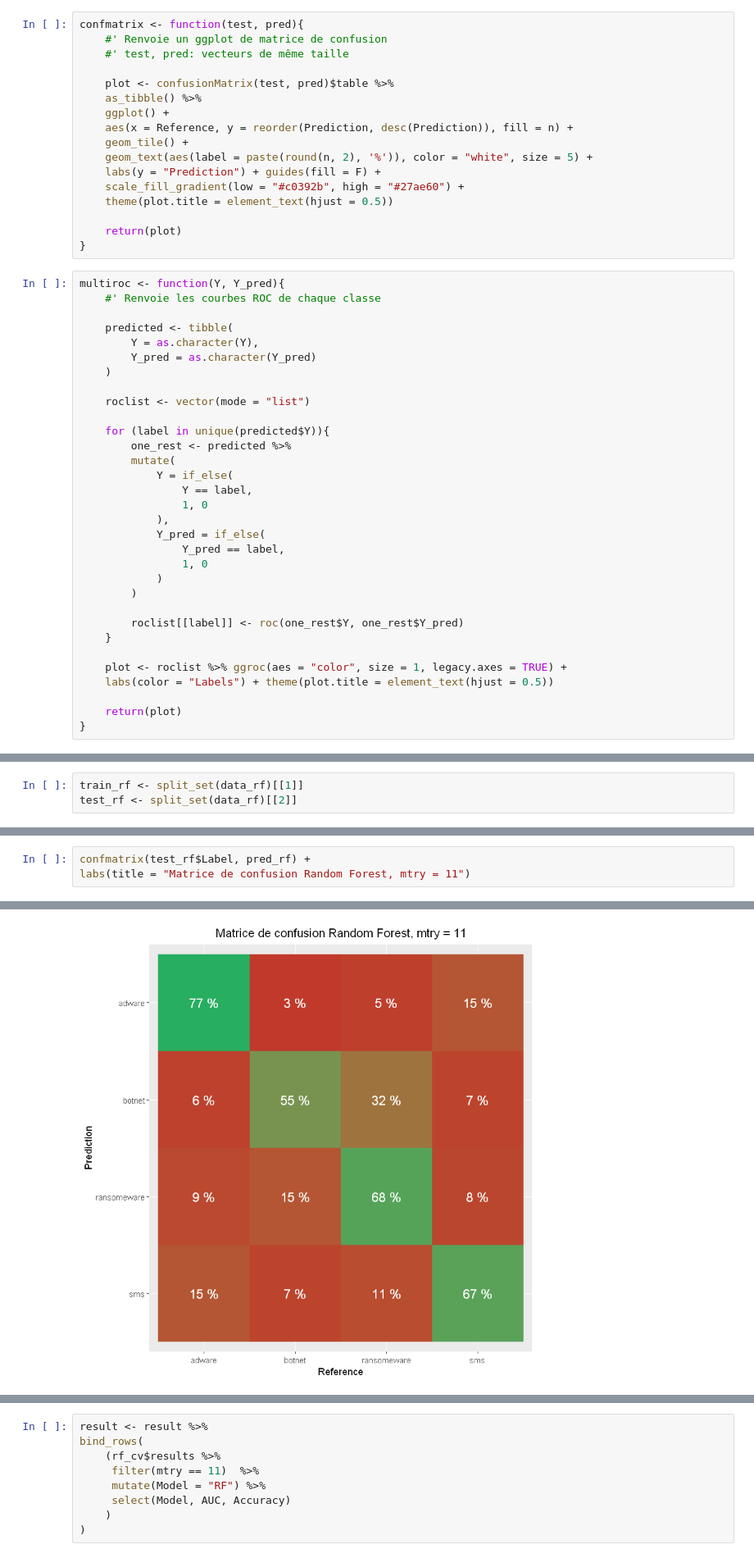
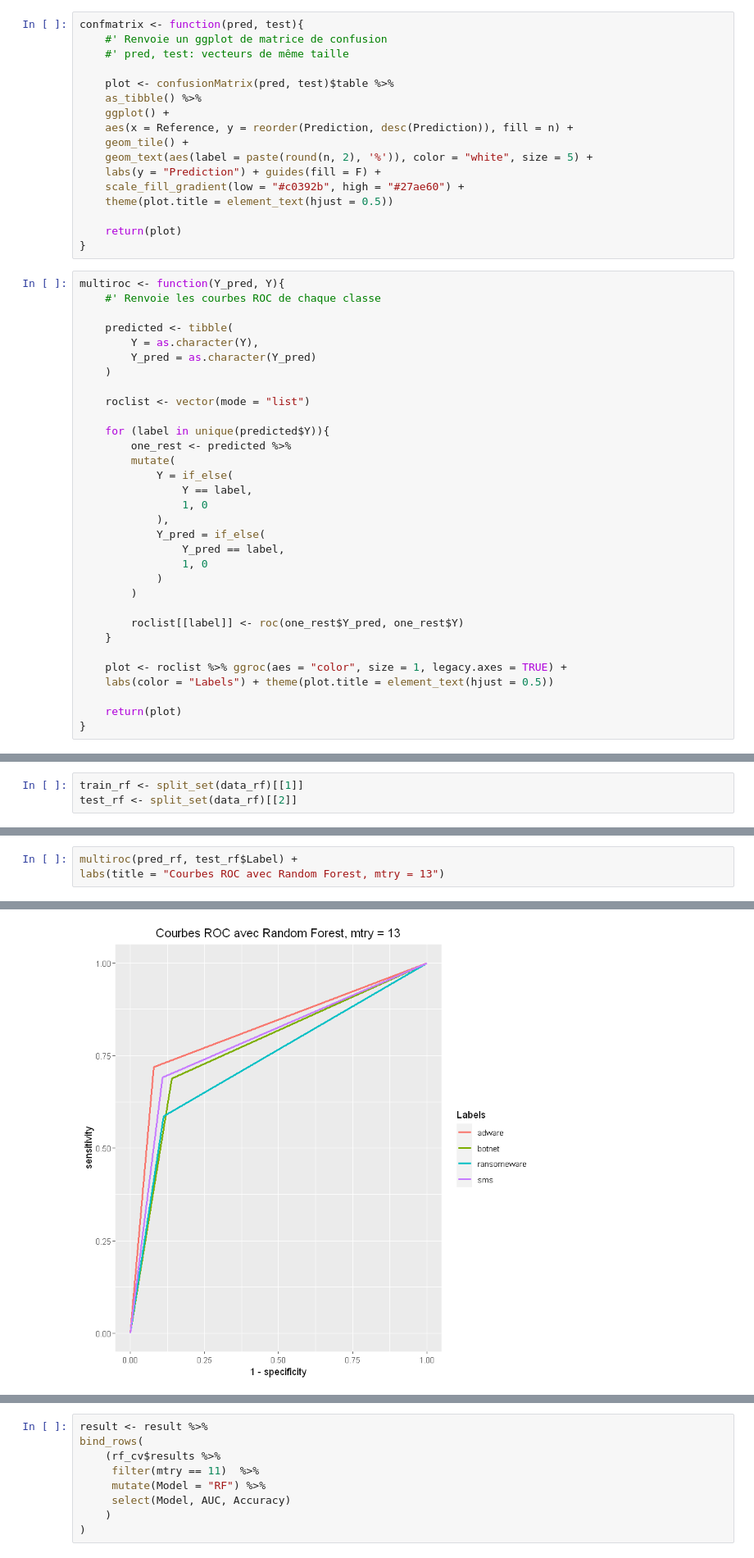
Before and after one commit to Lrakotoson/M_R, a Jupyter notebook: S2/Classification/Project/jet1.ipynb, the cells around one changed output, grey strips where cells are left out. Shown at 82% size. Cells and saved outputs as stored; diff of their text form.

```diff
--- a/S2/Classification/Project/jet1.ipynb
+++ b/S2/Classification/Project/jet1.ipynb
@@ -370,11 +370,11 @@ plotmetrics <- function(train_obj, parameter){
     return(plot)
 }
 # %%
-confmatrix <- function(test, pred){
+confmatrix <- function(pred, test){
     #' Renvoie un ggplot de matrice de confusion
-    #' test, pred: vecteurs de même taille
+    #' pred, test: vecteurs de même taille
 
-    plot <- confusionMatrix(test, pred)$table %>%
+    plot <- confusionMatrix(pred, test)$table %>%
     as_tibble() %>%
     ggplot() +
     aes(x = Reference, y = reorder(Prediction, desc(Prediction)), fill = n) +
@@ -387,7 +387,7 @@ confmatrix <- function(test, pred){
     return(plot)
 }
 # %%
-multiroc <- function(Y, Y_pred){
+multiroc <- function(Y_pred, Y){
     #' Renvoie les courbes ROC de chaque classe
 
     predicted <- tibble(
@@ -410,7 +410,7 @@ multiroc <- function(Y, Y_pred){
             )
         )
 
-        roclist[[label]] <- roc(one_rest$Y, one_rest$Y_pred)
+        roclist[[label]] <- roc(one_rest$Y_pred, one_rest$Y)
     }
 
     plot <- roclist %>% ggroc(aes = "color", size = 1, legacy.axes = TRUE) +
@@ -624,4 +680,4 @@ pred_rf <- predict(model_rf, data = test_rf)$prediction
 # %%
-confmatrix(test_rf$Label, pred_rf) +
-labs(title = "Matrice de confusion Random Forest, mtry = 11")
+multiroc(pred_rf, test_rf$Label) +
+labs(title = "Courbes ROC avec Random Forest, mtry = 13")
 # %% [output]
@@ -628 +692 @@ labs(title = "Matrice de confusion Random Forest, mtry = 11")
-[figure, old version]
+[figure, new version]
```
Also changed, not shown: parts of 64 cells of this notebook.
